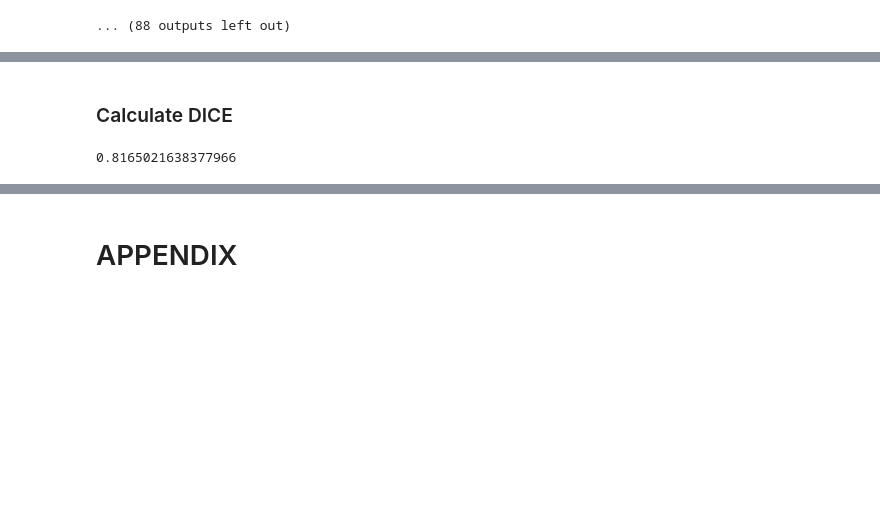
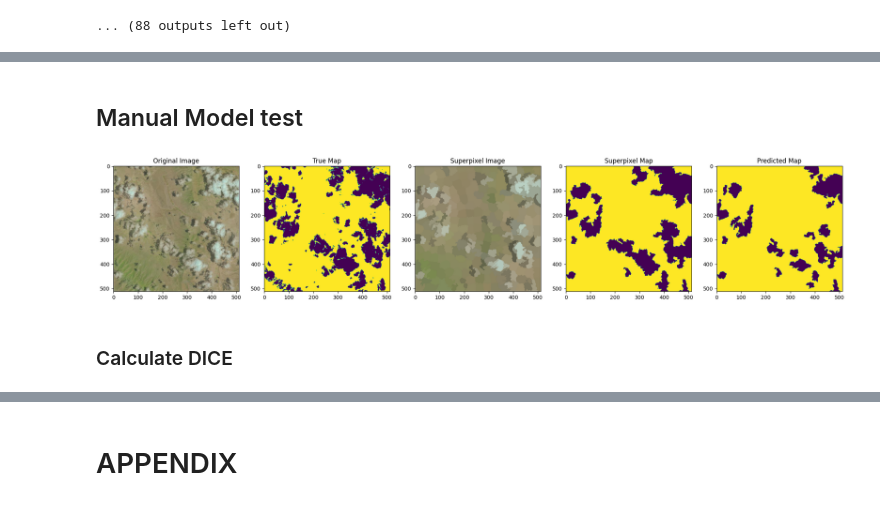
Before and after one commit to SAint7579/ComputerVision_CloudSegmentation, a Jupyter notebook: Superpixel-UNET/CloudSegmentationModel.ipynb, the cells around one changed output, grey strips where cells are left out. Drawn from its saved outputs; the diff is of its cells as text; code cells hidden in the pictures; blank space fills up the shorter version.

Commit message:
Simplified the plotting code

```diff
--- a/Superpixel-UNET/CloudSegmentationModel.ipynb
+++ b/Superpixel-UNET/CloudSegmentationModel.ipynb
@@ -432,2 +403,38 @@ unpad_and_plot(X[i],y_pred,original_ordering[i],slic_map[i])
+# %% [markdown]
+## Manual Model test
+# %%
+##plot segmented_image_rgb
+i = 466
+
+y_true = unpad_and_map(X[i],y[i],original_ordering[i],slic_map[i])
+y_pred = np.round(segmentationModel(torch.tensor([X[i].T], dtype=torch.float32)).detach().numpy().reshape(-1))
+y_pred = unpad_and_map(X[i],y_pred,original_ordering[i],slic_map[i])
+## Make a 1x3 subplot
+fig, ax = plt.subplots(1, 5, figsize=(25, 10))
+
+## Plot the original image
+ax[0].imshow(patches[i])
+ax[0].set_title('Original Image')
+
+## Plot the true segmentation
+ax[1].imshow(mask[i])
+ax[1].set_title('True Map')
+
+## Plot the superpixel segmentation
+ax[2].imshow(raw[i])
+ax[2].set_title('Superpixel Image')
+
+## Plot the true segmentation
+ax[3].imshow(y_true)
+ax[3].set_title('Superpixel Map')
+
+## Plot the predicted segmentation
+ax[4].imshow(y_pred)
+ax[4].set_title('Predicted Map')
+
+## Show the plot
+plt.show()
+# %% [output]
+[figure, added]
 # %% [markdown]
 ### Calculate DICE
@@ -451,4 +447,0 @@ for i,j in tqdm(zip(np.array(pred_maps),mask)):
-# %%
-np.mean(dice)
-# %% [output]
-0.8165021638377966
```
Also changed, not shown: parts of 6 cells of this notebook.
